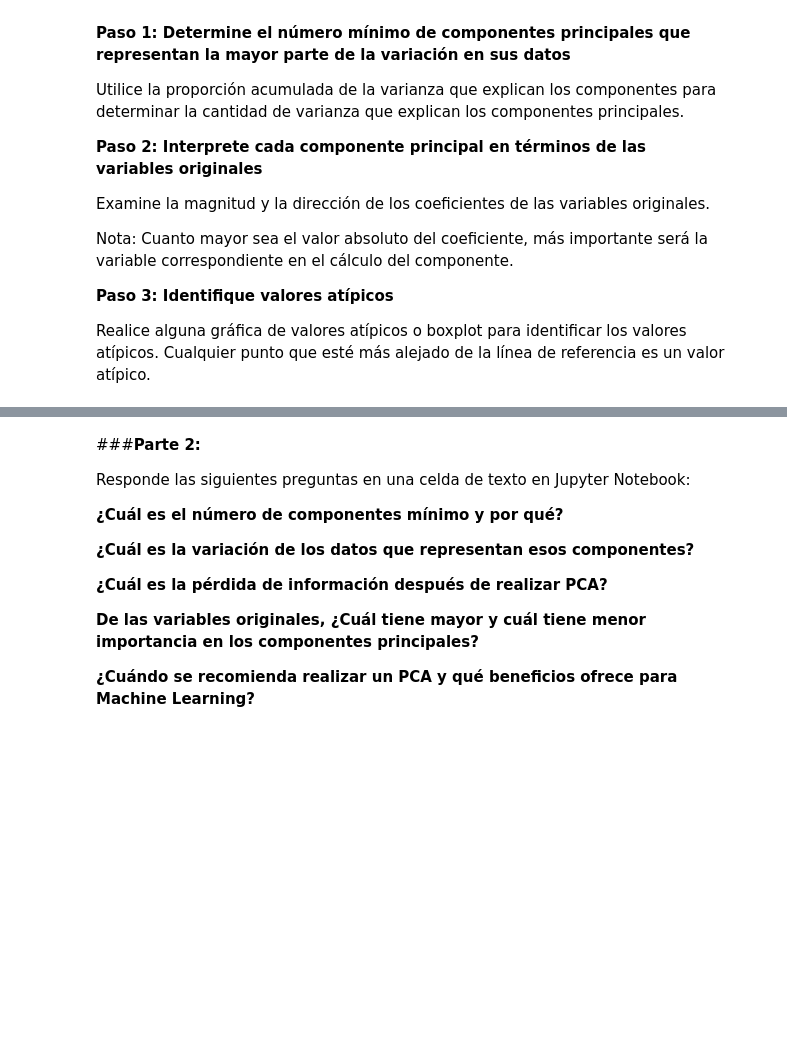
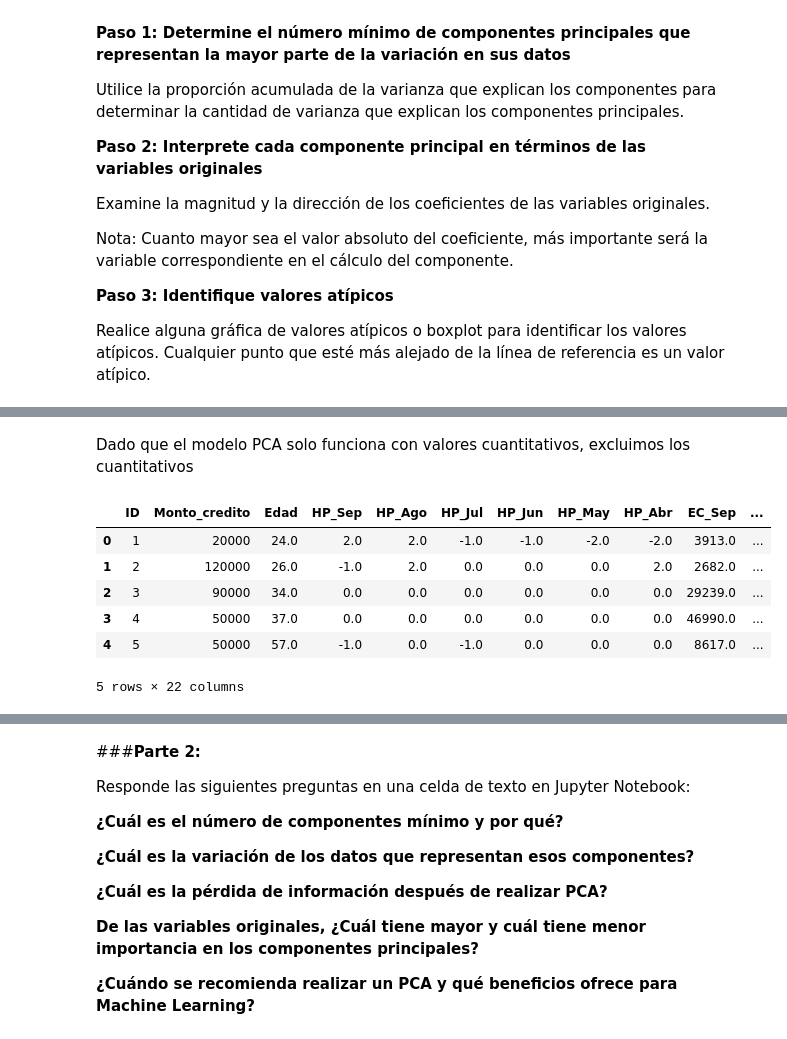
Before and after one commit to PosgradoMNA/actividades-del-projecto-equipo_56, a Jupyter notebook: Actividad1_Equipo56.ipynb, the cells around one changed output, grey strips where cells are left out. Drawn from its saved outputs; the diff is of its cells as text; code cells hidden in the pictures; blank space fills up the shorter version.

```diff
--- a/Actividad1_Equipo56.ipynb
+++ b/Actividad1_Equipo56.ipynb
@@ -566,0 +623,14 @@ Realice alguna gráfica de valores atípicos o boxplot para identificar los valo
+# %% [markdown]
+Dado que el modelo PCA solo funciona con valores cuantitativos, excluimos los cuantitativos
+# %%
+ndf = df.copy()
+ndf = ndf.drop(columns=['Genero','Educacion','Estado_civil'])
+ndf.head()
+# %% [output]
+|  | ID | Monto_credito | Edad | HP_Sep | HP_Ago | HP_Jul | HP_Jun | HP_May | HP_Abr | EC_Sep | ... |
+| 0 | 1 | 20000 | 24.0 | 2.0 | 2.0 | -1.0 | -1.0 | -2.0 | -2.0 | 3913.0 | ... |
+| 1 | 2 | 120000 | 26.0 | -1.0 | 2.0 | 0.0 | 0.0 | 0.0 | 2.0 | 2682.0 | ... |
+| 2 | 3 | 90000 | 34.0 | 0.0 | 0.0 | 0.0 | 0.0 | 0.0 | 0.0 | 29239.0 | ... |
+| 3 | 4 | 50000 | 37.0 | 0.0 | 0.0 | 0.0 | 0.0 | 0.0 | 0.0 | 46990.0 | ... |
+| 4 | 5 | 50000 | 57.0 | -1.0 | 0.0 | -1.0 | 0.0 | 0.0 | 0.0 | 8617.0 | ... |
+5 rows × 22 columns
```
Also changed, not shown: parts of 19 cells of this notebook.
